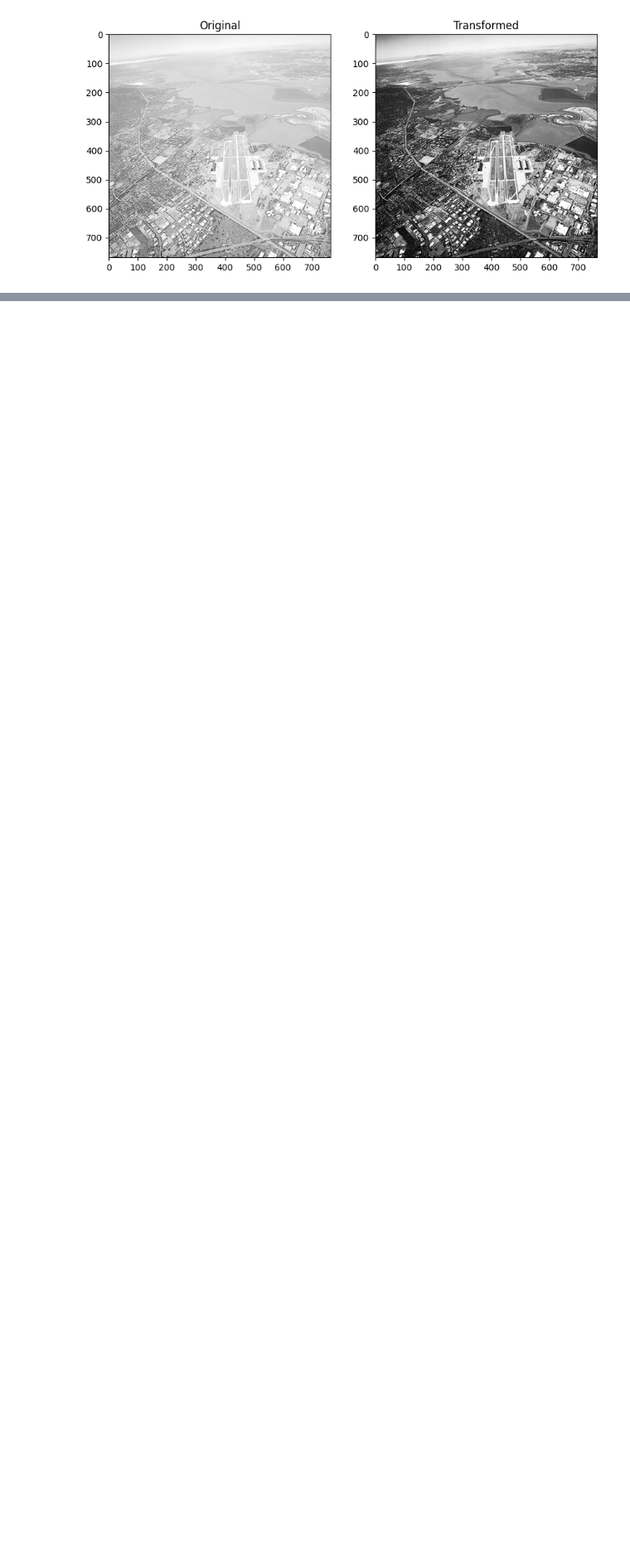
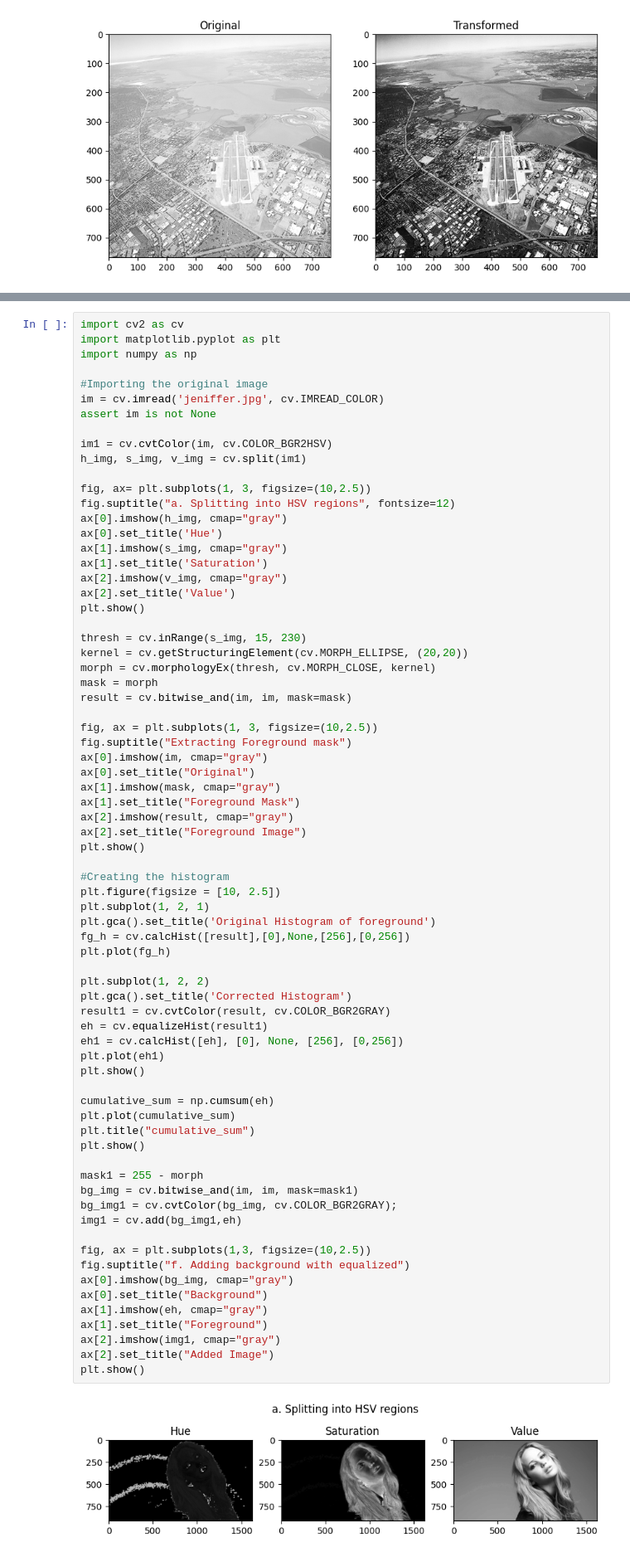
Before and after one commit to vinuradesilva/Assignment-01, a Jupyter notebook: Assignment1.ipynb, the cells around one changed output, grey strips where cells are left out. Shown at 83% size. Saved outputs shown, nothing was run; the diff lists cells and outputs as text; blank space fills up the shorter version.

```diff
--- a/Assignment1.ipynb
+++ b/Assignment1.ipynb
@@ -160,0 +163,74 @@ plt.show()
+# %%
+import cv2 as cv
+import matplotlib.pyplot as plt
+import numpy as np
+
+#Importing the original image
+im = cv.imread('jeniffer.jpg', cv.IMREAD_COLOR)
+assert im is not None
+
+im1 = cv.cvtColor(im, cv.COLOR_BGR2HSV)
+h_img, s_img, v_img = cv.split(im1)
+
+fig, ax= plt.subplots(1, 3, figsize=(10,2.5))
+fig.suptitle("a. Splitting into HSV regions", fontsize=12)
+ax[0].imshow(h_img, cmap="gray")
+ax[0].set_title('Hue')
+ax[1].imshow(s_img, cmap="gray")
+ax[1].set_title('Saturation')
+ax[2].imshow(v_img, cmap="gray")
+ax[2].set_title('Value')
+plt.show()
+
+thresh = cv.inRange(s_img, 15, 230)
+kernel = cv.getStructuringElement(cv.MORPH_ELLIPSE, (20,20))
+morph = cv.morphologyEx(thresh, cv.MORPH_CLOSE, kernel)
+mask = morph
+result = cv.bitwise_and(im, im, mask=mask)
+
+fig, ax = plt.subplots(1, 3, figsize=(10,2.5))
+fig.suptitle("Extracting Foreground mask")
+ax[0].imshow(im, cmap="gray")
+ax[0].set_title("Original")
+ax[1].imshow(mask, cmap="gray")
+ax[1].set_title("Foreground Mask")
+ax[2].imshow(result, cmap="gray")
+ax[2].set_title("Foreground Image")
+plt.show()
+
+#Creating the histogram
+plt.figure(figsize = [10, 2.5])
+plt.subplot(1, 2, 1)
+plt.gca().set_title('Original Histogram of foreground')
+fg_h = cv.calcHist([result],[0],None,[256],[0,256])
+plt.plot(fg_h)
+
+plt.subplot(1, 2, 2)
+plt.gca().set_title('Corrected Histogram')
+result1 = cv.cvtColor(result, cv.COLOR_BGR2GRAY)
+eh = cv.equalizeHist(result1)
+eh1 = cv.calcHist([eh], [0], None, [256], [0,256])
+plt.plot(eh1)
+plt.show()
+
+cumulative_sum = np.cumsum(eh)
+plt.plot(cumulative_sum)
+plt.title("cumulative_sum")
+plt.show()
+
+mask1 = 255 - morph
+bg_img = cv.bitwise_and(im, im, mask=mask1)
+bg_img1 = cv.cvtColor(bg_img, cv.COLOR_BGR2GRAY);
+img1 = cv.add(bg_img1,eh)
+
+fig, ax = plt.subplots(1,3, figsize=(10,2.5))
+fig.suptitle("f. Adding background with equalized")
+ax[0].imshow(bg_img, cmap="gray")
+ax[0].set_title("Background")
+ax[1].imshow(eh, cmap="gray")
+ax[1].set_title("Foreground")
+ax[2].imshow(img1, cmap="gray")
+ax[2].set_title("Added Image")
+plt.show()
+# %% [output]
+[figure, added]
```
Also changed, not shown: parts of 2 cells of this notebook.
